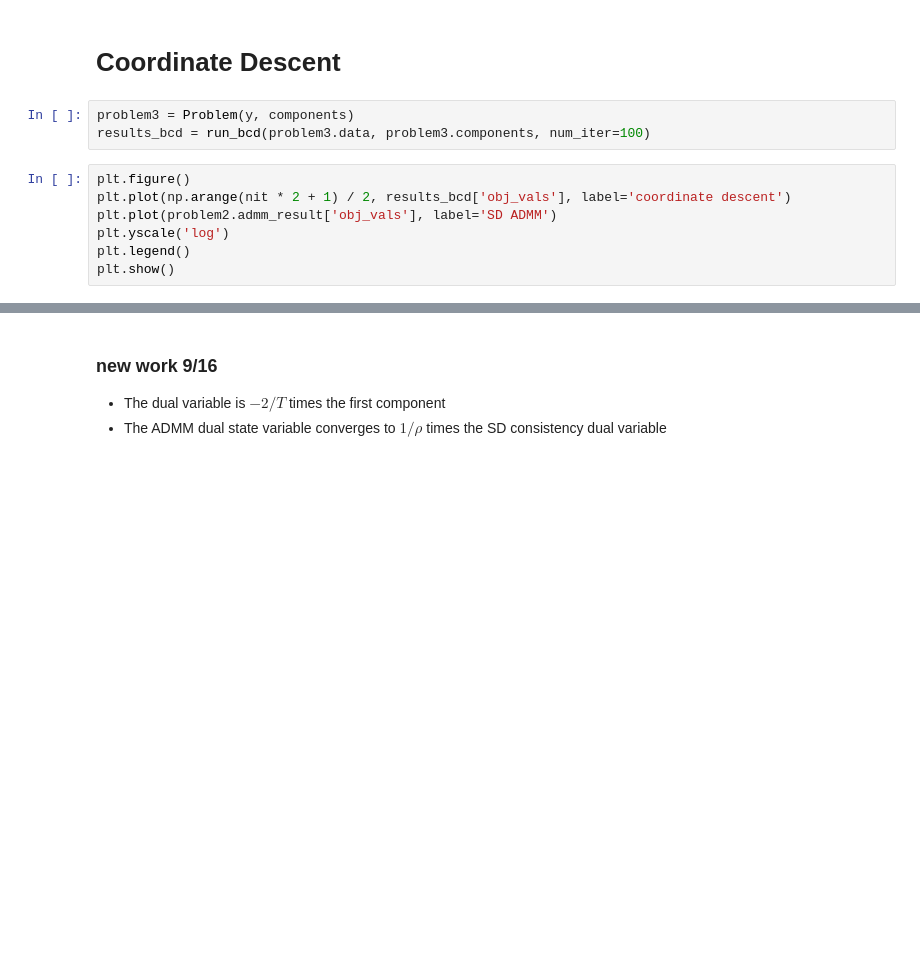
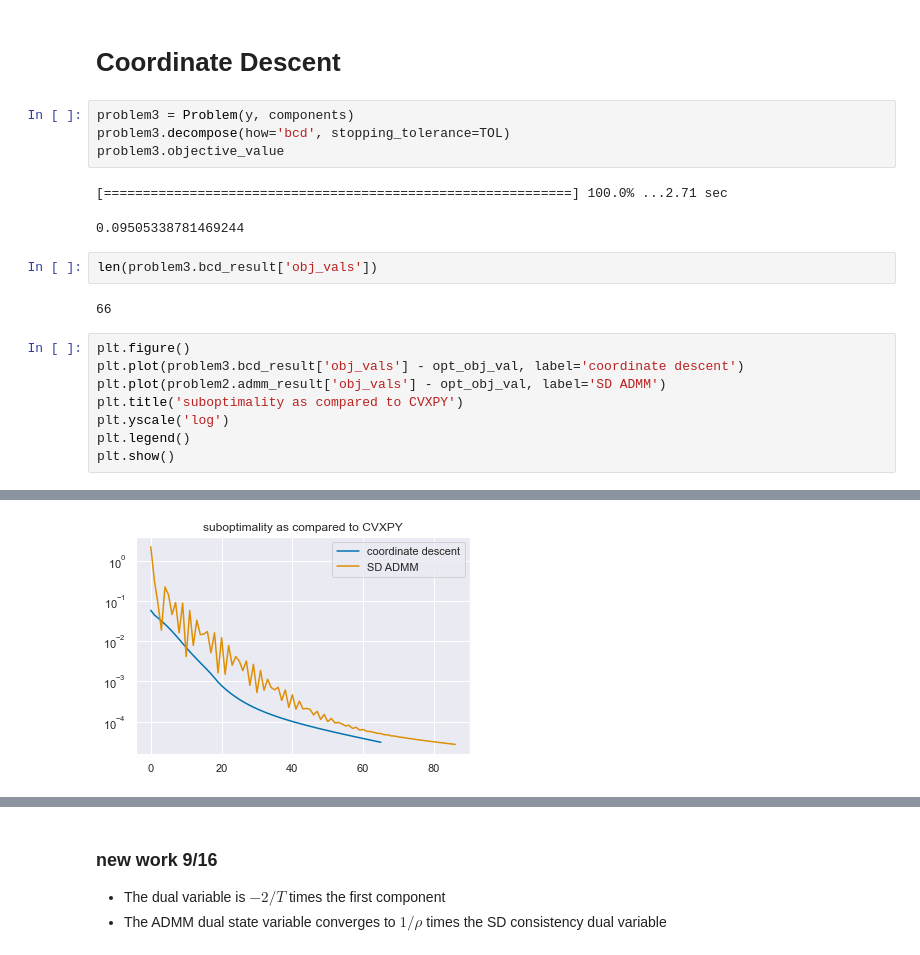
Before and after one commit to cvxgrp/signal-decomposition, a Jupyter notebook: notebooks/Simple_convex_example-3_ways.ipynb, the cells around one changed output, grey strips where cells are left out. Cells and saved outputs as stored; diff of their text form; blank space fills up the shorter version.

```diff
--- a/notebooks/Simple_convex_example-3_ways.ipynb
+++ b/notebooks/Simple_convex_example-3_ways.ipynb
@@ -107,11 +106,20 @@ problem2.plot_decomposition(X_real=X_real);
 # Coordinate Descent
 # %%
 problem3 = Problem(y, components)
-results_bcd = run_bcd(problem3.data, problem3.components, num_iter=100)
+problem3.decompose(how='bcd', stopping_tolerance=TOL)
+problem3.objective_value
+# %% [output]
+[============================================================] 100.0% ...2.71 sec
+0.09505338781469244
+# %%
+len(problem3.bcd_result['obj_vals'])
+# %% [output]
+66
 # %%
 plt.figure()
-plt.plot(np.arange(nit * 2 + 1) / 2, results_bcd['obj_vals'], label='coordinate descent')
-plt.plot(problem2.admm_result['obj_vals'], label='SD ADMM')
+plt.plot(problem3.bcd_result['obj_vals'] - opt_obj_val, label='coordinate descent')
+plt.plot(problem2.admm_result['obj_vals'] - opt_obj_val, label='SD ADMM')
+plt.title('suboptimality as compared to CVXPY')
 plt.yscale('log')
 plt.legend()
 plt.show()
@@ -121,2 +127,3 @@ plt.show()
+[figure, added]
 # %%
 plt.figure()
```
Also changed, not shown: parts of 21 cells of this notebook, 9 other files.
